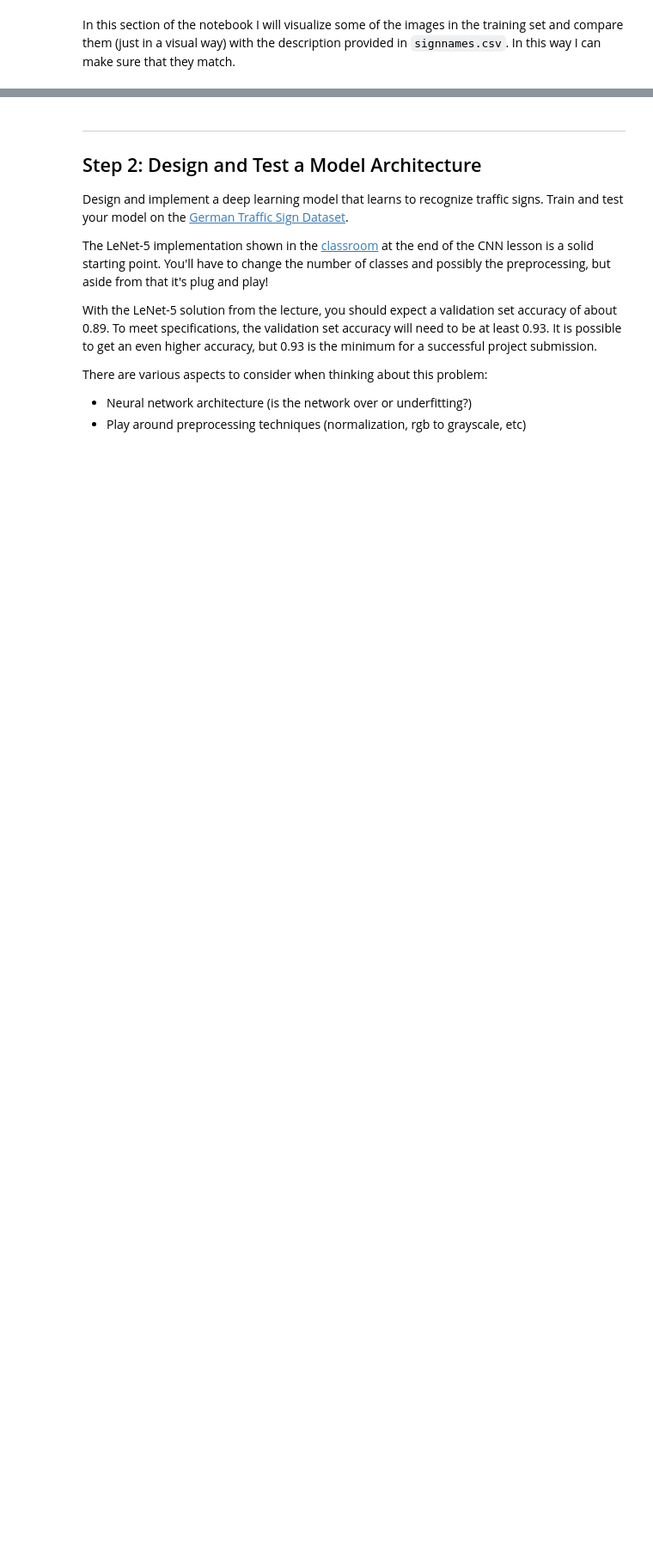
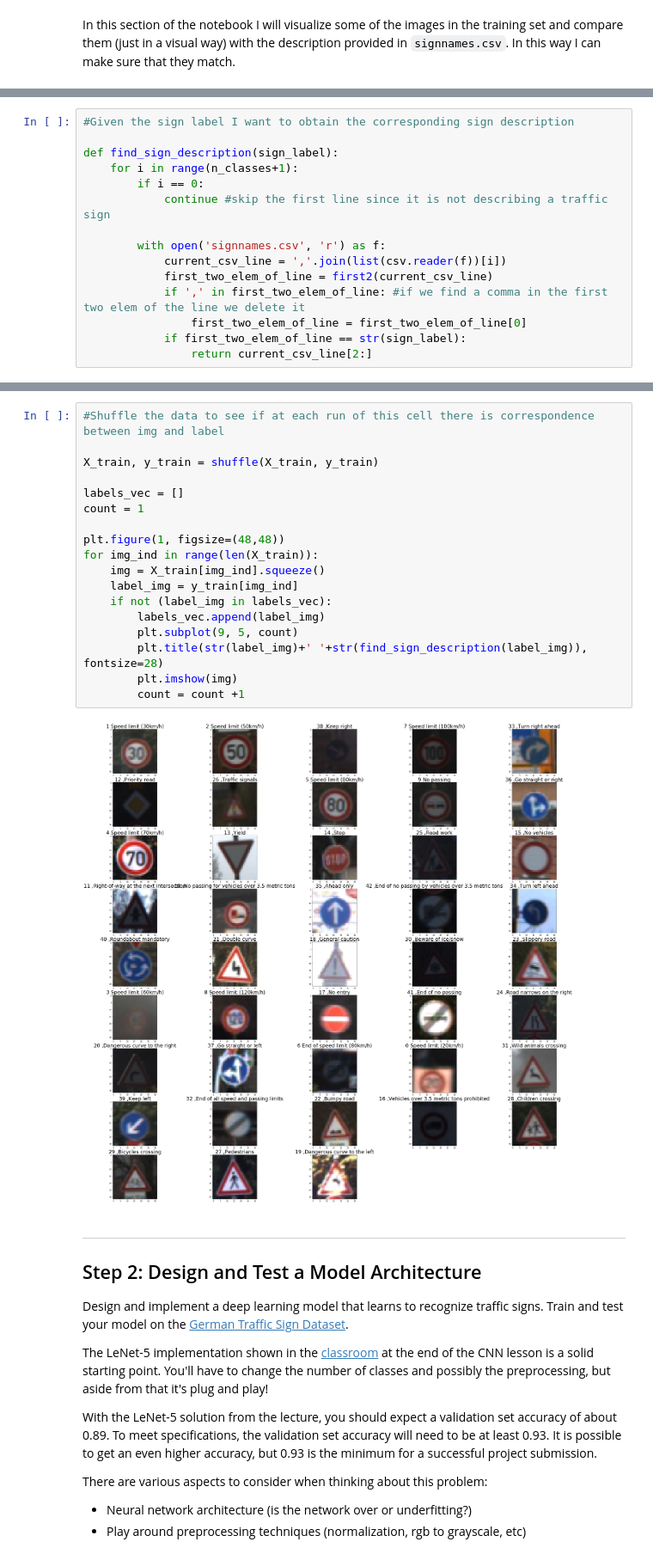
Before and after one commit to marcorossi10/CarND-Traffic-Sign-Classifier-Project, a Jupyter notebook: Traffic_Sign_Classifier.ipynb, the cells around one changed output, grey strips where cells are left out. Shown at 86% size. Saved outputs shown, nothing was run; the diff lists cells and outputs as text; blank space fills up the shorter version.

Commit message:
Added input images visualization

```diff
--- a/Traffic_Sign_Classifier.ipynb
+++ b/Traffic_Sign_Classifier.ipynb
@@ -124,0 +115,15 @@ print(y_train[index])
+# %%
+#Given the sign label I want to obtain the corresponding sign description
+
+def find_sign_description(sign_label):
+    for i in range(n_classes+1):
+        if i == 0:
+            continue #skip the first line since it is not describing a traffic sign
+
+        with open('signnames.csv', 'r') as f:
+            current_csv_line = ','.join(list(csv.reader(f))[i])
+            first_two_elem_of_line = first2(current_csv_line)
+            if ',' in first_two_elem_of_line: #if we find a comma in the first two elem of the line we delete it
+                first_two_elem_of_line = first_two_elem_of_line[0]
+            if first_two_elem_of_line == str(sign_label):
+                return current_csv_line[2:]
@@ -125,3 +133,23 @@ print(y_train[index])
+# %%
+#Shuffle the data to see if at each run of this cell there is correspondence between img and label
+
+X_train, y_train = shuffle(X_train, y_train)
+
+labels_vec = []
+count = 1
+
+plt.figure(1, figsize=(48,48))
+for img_ind in range(len(X_train)):
+    img = X_train[img_ind].squeeze()
+    label_img = y_train[img_ind]
+    if not (label_img in labels_vec):
+        labels_vec.append(label_img)
+        plt.subplot(9, 5, count)
+        plt.title(str(label_img)+' '+str(find_sign_description(label_img)), fontsize=28)
+        plt.imshow(img)
+        count = count +1
+# %% [output]
+[figure, added]
 # %% [markdown]
 ----
 
```
Also changed, not shown: parts of 11 cells of this notebook.
